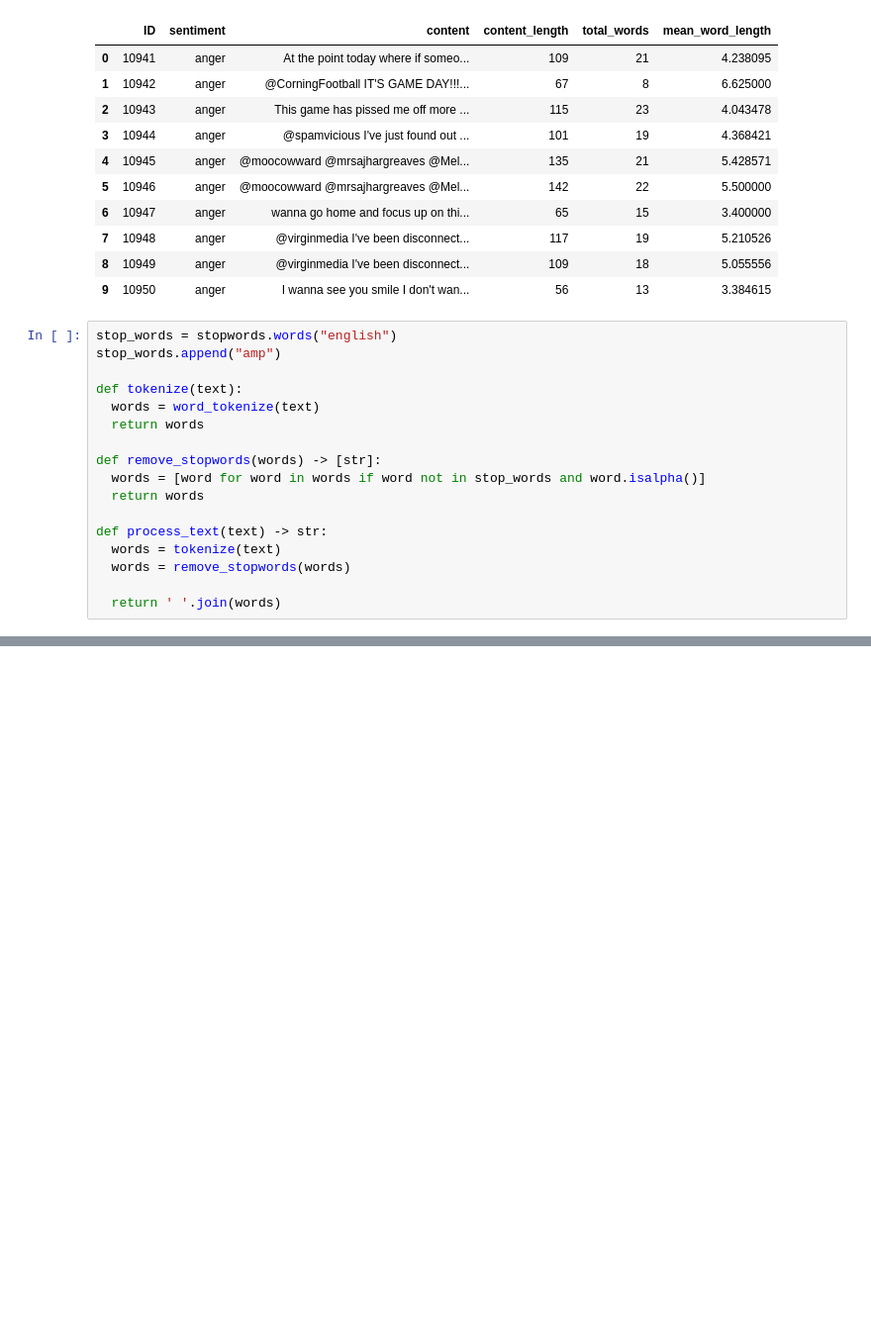
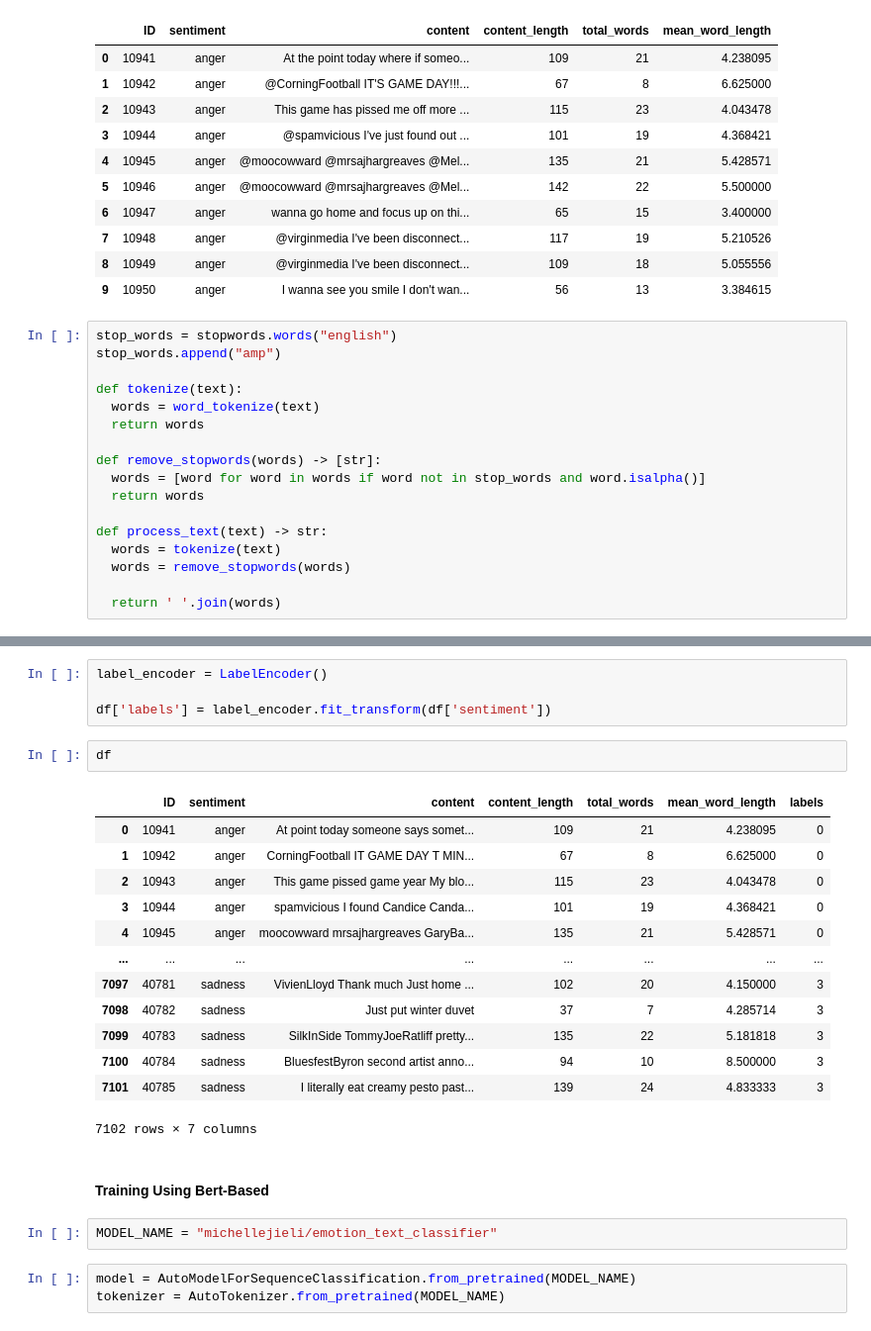
Before and after one commit to wllchrst/nlp-stuff, a Jupyter notebook: isear_analysis/experimentation/isear_dataset_experimentation.ipynb, the cells around one changed output, grey strips where cells are left out. Shown at 99% size. Cells and saved outputs as stored; diff of their text form; blank space fills up the shorter version.

Commit message:
feat: training experimantation using pre_trained

```diff
--- a/isear_analysis/experimentation/isear_dataset_experimentation.ipynb
+++ b/isear_analysis/experimentation/isear_dataset_experimentation.ipynb
@@ -156,0 +167,27 @@ for category in categories:
+# %%
+label_encoder = LabelEncoder()
+
+df['labels'] = label_encoder.fit_transform(df['sentiment'])
+# %%
+df
+# %% [output]
+|  | ID | sentiment | content | content_length | total_words | mean_word_length | labels |
+| 0 | 10941 | anger | At point today someone says somet... | 109 | 21 | 4.238095 | 0 |
+| 1 | 10942 | anger | CorningFootball IT GAME DAY T MIN... | 67 | 8 | 6.625000 | 0 |
+| 2 | 10943 | anger | This game pissed game year My blo... | 115 | 23 | 4.043478 | 0 |
+| 3 | 10944 | anger | spamvicious I found Candice Canda... | 101 | 19 | 4.368421 | 0 |
+| 4 | 10945 | anger | moocowward mrsajhargreaves GaryBa... | 135 | 21 | 5.428571 | 0 |
+| ... | ... | ... | ... | ... | ... | ... | ... |
+| 7097 | 40781 | sadness | VivienLloyd Thank much Just home ... | 102 | 20 | 4.150000 | 3 |
+| 7098 | 40782 | sadness | Just put winter duvet | 37 | 7 | 4.285714 | 3 |
+| 7099 | 40783 | sadness | SilkInSide TommyJoeRatliff pretty... | 135 | 22 | 5.181818 | 3 |
+| 7100 | 40784 | sadness | BluesfestByron second artist anno... | 94 | 10 | 8.500000 | 3 |
+| 7101 | 40785 | sadness | I literally eat creamy pesto past... | 139 | 24 | 4.833333 | 3 |
+7102 rows × 7 columns
+# %% [markdown]
+#### Training Using Bert-Based
+# %%
+MODEL_NAME = "michellejieli/emotion_text_classifier"
+# %%
+model = AutoModelForSequenceClassification.from_pretrained(MODEL_NAME)
+tokenizer = AutoTokenizer.from_pretrained(MODEL_NAME)
```
Also changed, not shown: parts of 25 cells of this notebook.
